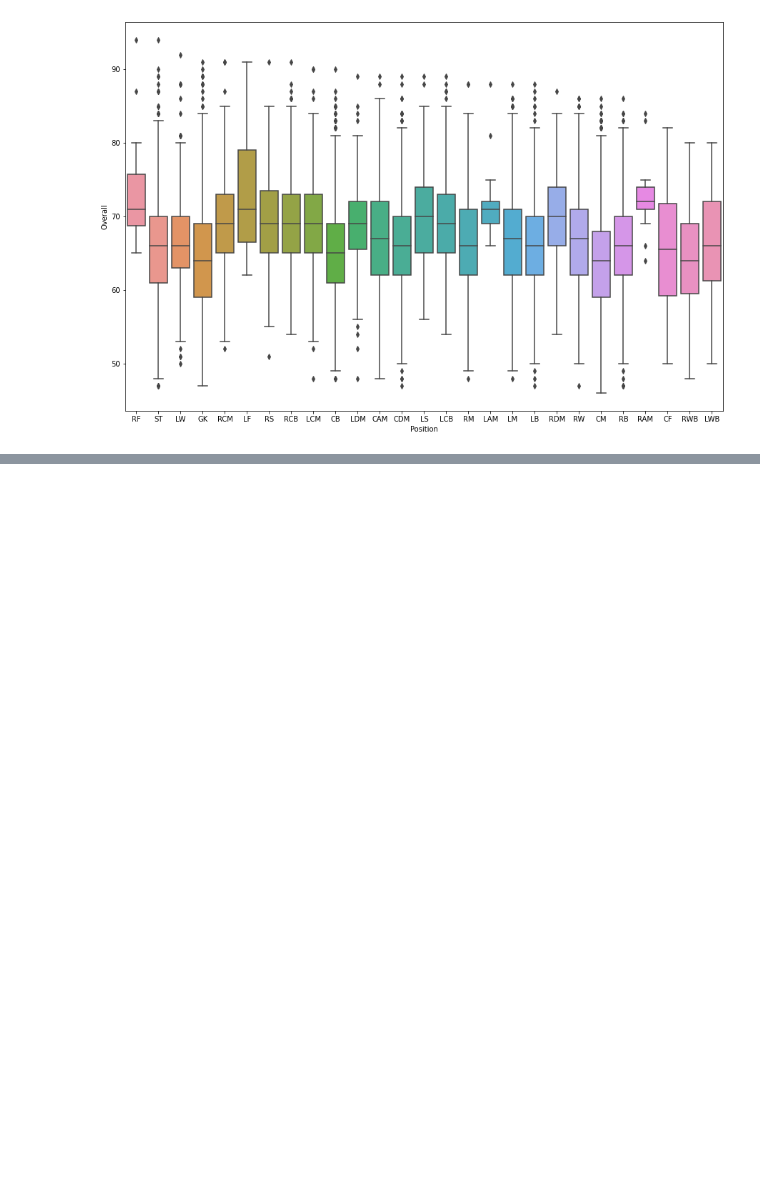
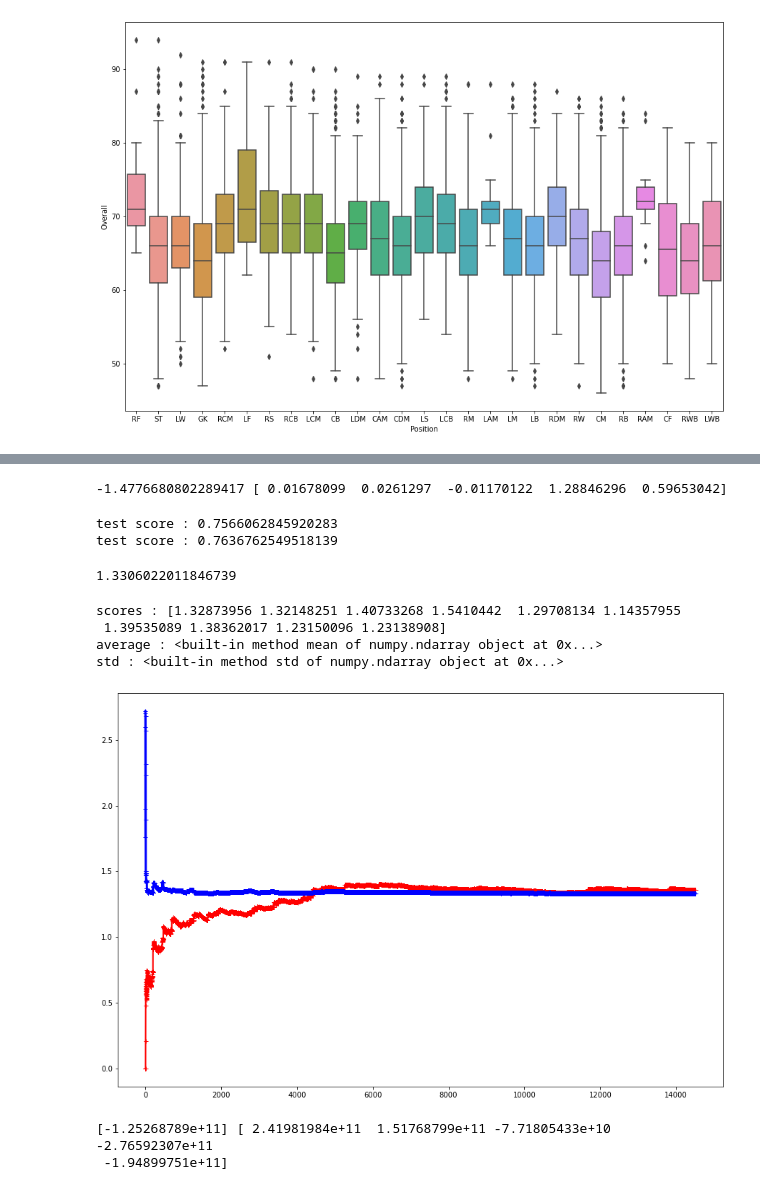
Before and after one commit to seungryuloh/dac, a Jupyter notebook: fifa_seungryul.ipynb, the cells around one changed output, grey strips where cells are left out. Saved outputs shown, nothing was run; the diff lists cells and outputs as text; code cells hidden in the pictures; blank space fills up the shorter version.

```diff
--- a/fifa_seungryul.ipynb
+++ b/fifa_seungryul.ipynb
@@ -250,0 +365,6 @@ sns.boxplot(x='Position', y='Overall', data=fifa_sort_columns)
+# %%
+from sklearn.preprocessing import RobustScaler
+
+robustScaler = RobustScaler()
+features = ["Special", "Value_new", "Wage_new"]
+fifa_sort_new[features] = robustScaler.fit_transform(fifa_sort_new[features])
@@ -250,0 +380,3 @@ sns.boxplot(x='Position', y='Overall', data=fifa_sort_columns)
+# %%
+X = fifa_sort_new[['Overall', 'Special', 'Potential', 'International Reputation','Value_new']]
+y = fifa_sort_new['Wage_new']
@@ -250,0 +387,27 @@ sns.boxplot(x='Position', y='Overall', data=fifa_sort_columns)
+# %%
+from sklearn.linear_model import LinearRegression
+from sklearn.model_selection import train_test_split
+
+X_train, X_val, y_train, y_val = train_test_split(X, y, test_size=0.2)
+
+lin_reg = LinearRegression()
+lin_reg.fit(X_train, y_train)
+
+print(lin_reg.intercept_, lin_reg.coef_)
+# %% [output]
+-1.4776680802289417 [ 0.01678099  0.0261297  -0.01170122  1.28846296  0.59653042]
+# %%
+print("test score :",lin_reg.score(X_train, y_train))
+print("test score :",lin_reg.score(X_val, y_val))
+# %% [output]
+test score : 0.7566062845920283
+test score : 0.7636762549518139
+# %%
+from sklearn.metrics import mean_squared_error
+
+predictions = lin_reg.predict(X_train)
+lin_mse = mean_squared_error(y_train, predictions)
+lin_rmse = np.sqrt(lin_mse)
+lin_rmse
+# %% [output]
+1.3306022011846739
@@ -250,0 +419,40 @@ sns.boxplot(x='Position', y='Overall', data=fifa_sort_columns)
+# %%
+from sklearn.model_selection import cross_val_score
+lin_scores = cross_val_score(lin_reg, X_train, y_train, scoring="neg_mean_squared_error", cv=10)
+
+lin_rmse_scores = np.sqrt(-lin_scores)
+display_scores(lin_rmse_scores)
+# %% [output]
+scores : [1.32873956 1.32148251 1.40733268 1.5410442  1.29708134 1.14357955
+ 1.39535089 1.38362017 1.23150096 1.23138908]
+average : <built-in method mean of numpy.ndarray object at 0x...>
+std : <built-in method std of numpy.ndarray object at 0x...>
+# %%
+from sklearn.metrics import mean_squared_error
+
+def plot_learning_curves(model, X, y):
+    X_train, X_val, y_train, y_val = train_test_split(X, y, test_size=0.2)
+    train_errors, val_errors = [], []
+    for m in range(1, len(X_train)):
+        model.fit(X_train[:m], y_train[:m])
+        y_train_predict = model.predict(X_train[:m])
+        y_val_predict = model.predict(X_val)
+        train_errors.append(mean_squared_error(y_train[:m], y_train_predict))
+        val_errors.append(mean_squared_error(y_val, y_val_predict))
+    plt.plot(np.sqrt(train_errors), "r-+", linewidth=2, label="train set")
+    plt.plot(np.sqrt(val_errors), "b-+", linewidth=3, label="val set")
+# %%
+plt.figure(figsize=(15, 10))
+plot_learning_curves(lin_reg, X, y)
+# %% [output]
+[figure, added]
+# %%
+from sklearn.linear_model import SGDRegressor
+
+sgd_reg = SGDRegressor(max_iter=1000, tol=1e-3, penalty=None, eta0=0.1)
+sgd_reg.fit(X_train, y_train)
+
+print(sgd_reg.intercept_, sgd_reg.coef_)
+# %% [output]
+[-1.25268789e+11] [ 2.41981984e+11  1.51768799e+11 -7.71805433e+10 -2.76592307e+11
+ -1.94899751e+11]
```
Also changed, not shown: parts of 24 cells of this notebook.
